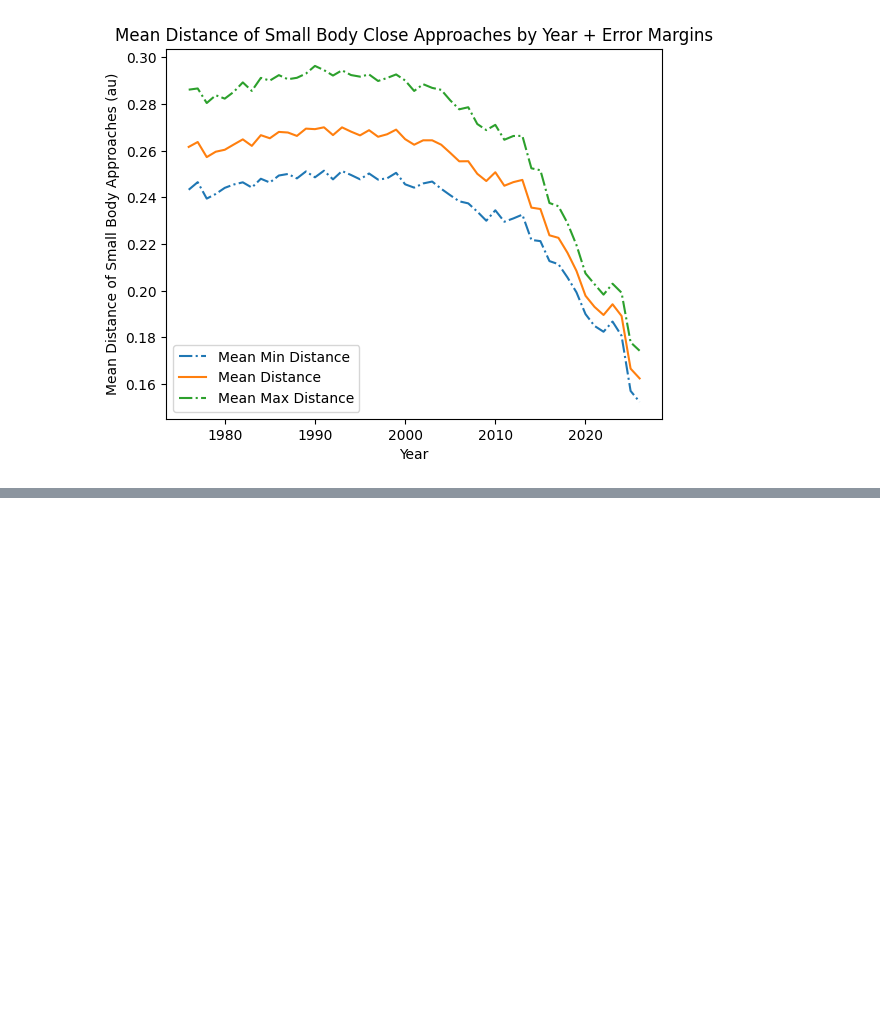
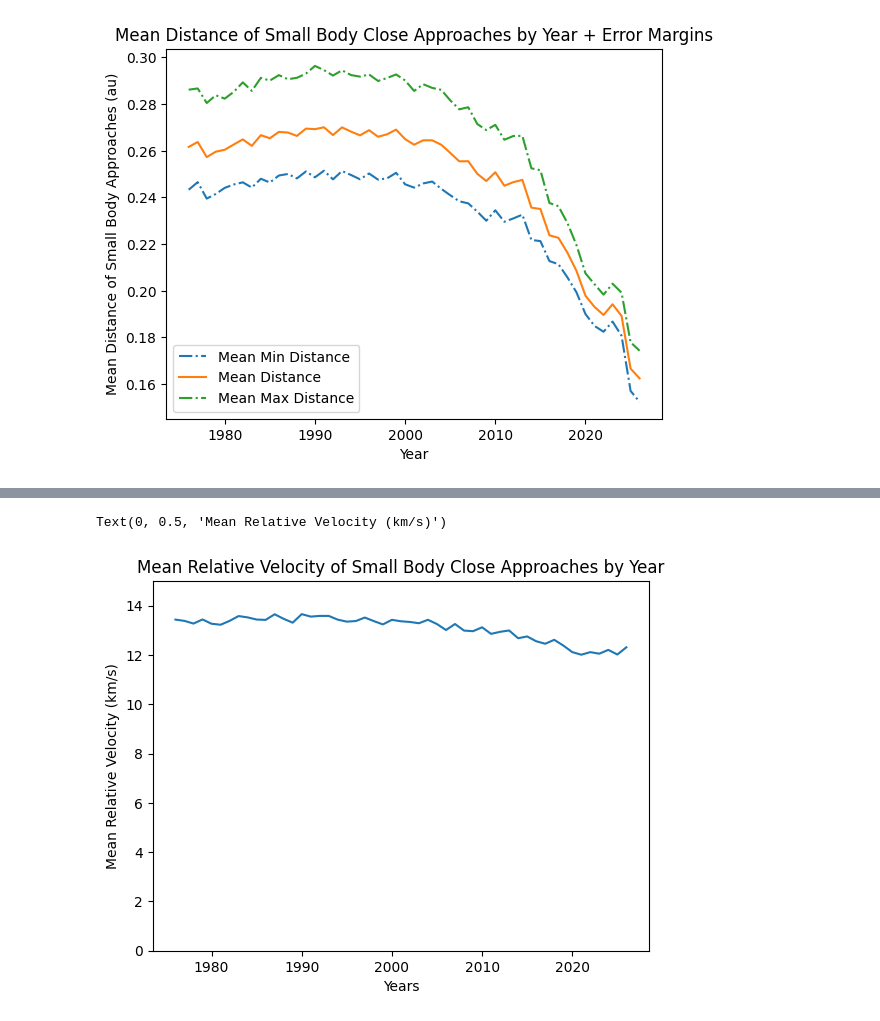
Before and after one commit to benteMarij/DSRP-Small-Body-Close-Approaches-BMdZ, a Jupyter notebook: BMdZ_DSRP_Colab_Small_Body_Close_Approaches.ipynb, the cells around one changed output, grey strips where cells are left out. Saved outputs shown, nothing was run; the diff lists cells and outputs as text; code cells hidden in the pictures; blank space fills up the shorter version.

```diff
--- a/BMdZ_DSRP_Colab_Small_Body_Close_Approaches.ipynb
+++ b/BMdZ_DSRP_Colab_Small_Body_Close_Approaches.ipynb
@@ -279,0 +288,14 @@ Sources used to create add multiple lines to one plot:
+# %%
+yearVel = []
+index = 0
+for group in yrs:
+  yearVel.append((df[df['year'] == group])['v_rel'].mean())
+
+plt.plot(yrs, yearVel)
+plt.ylim(0, 15)
+plt.title('Mean Relative Velocity of Small Body Close Approaches by Year')
+plt.xlabel('Years')
+plt.ylabel('Mean Relative Velocity (km/s)')
+# %% [output]
+Text(0, 0.5, 'Mean Relative Velocity (km/s)')
+[figure, added]
```
Also changed, not shown: parts of 2 cells of this notebook.
